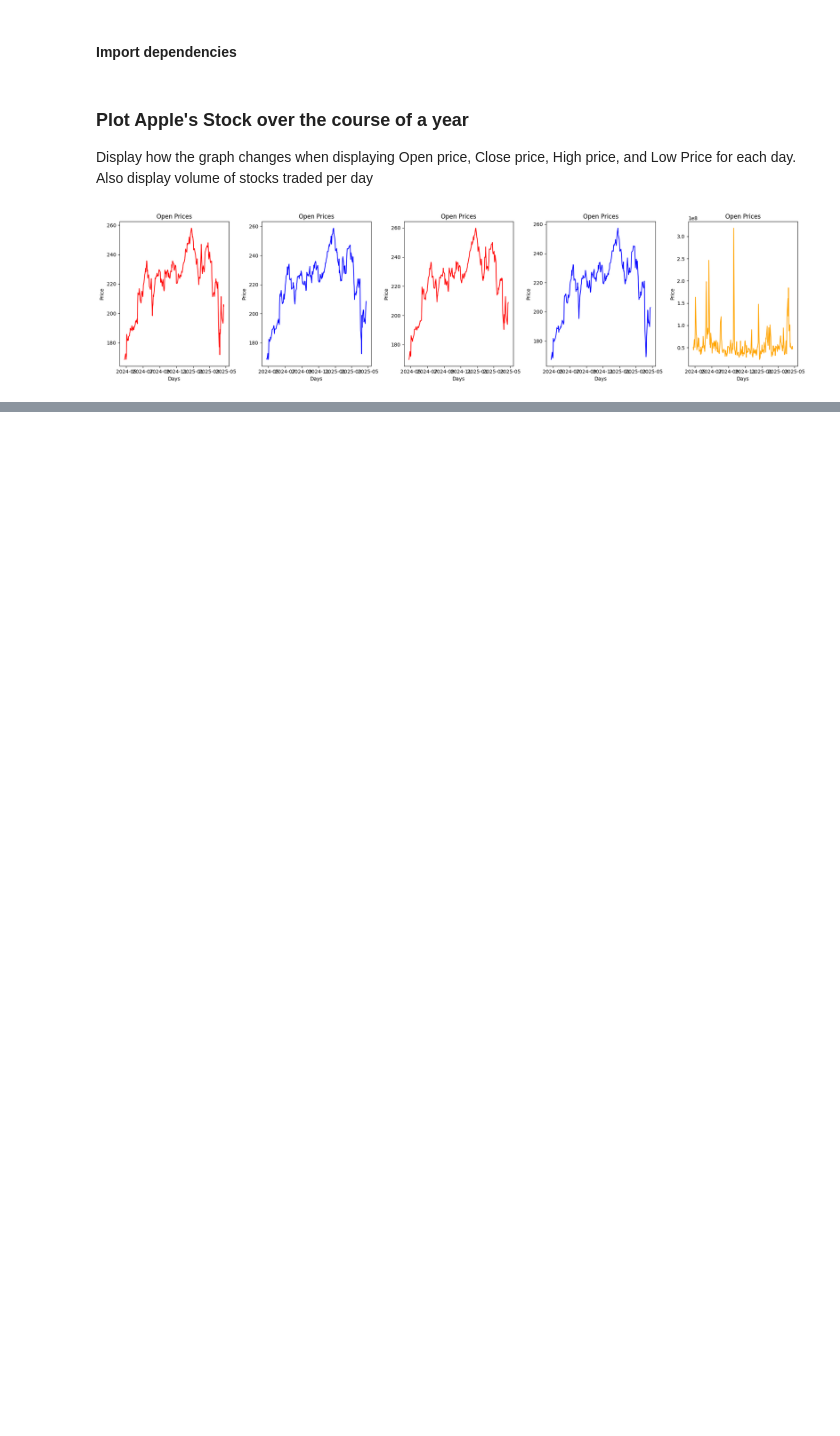
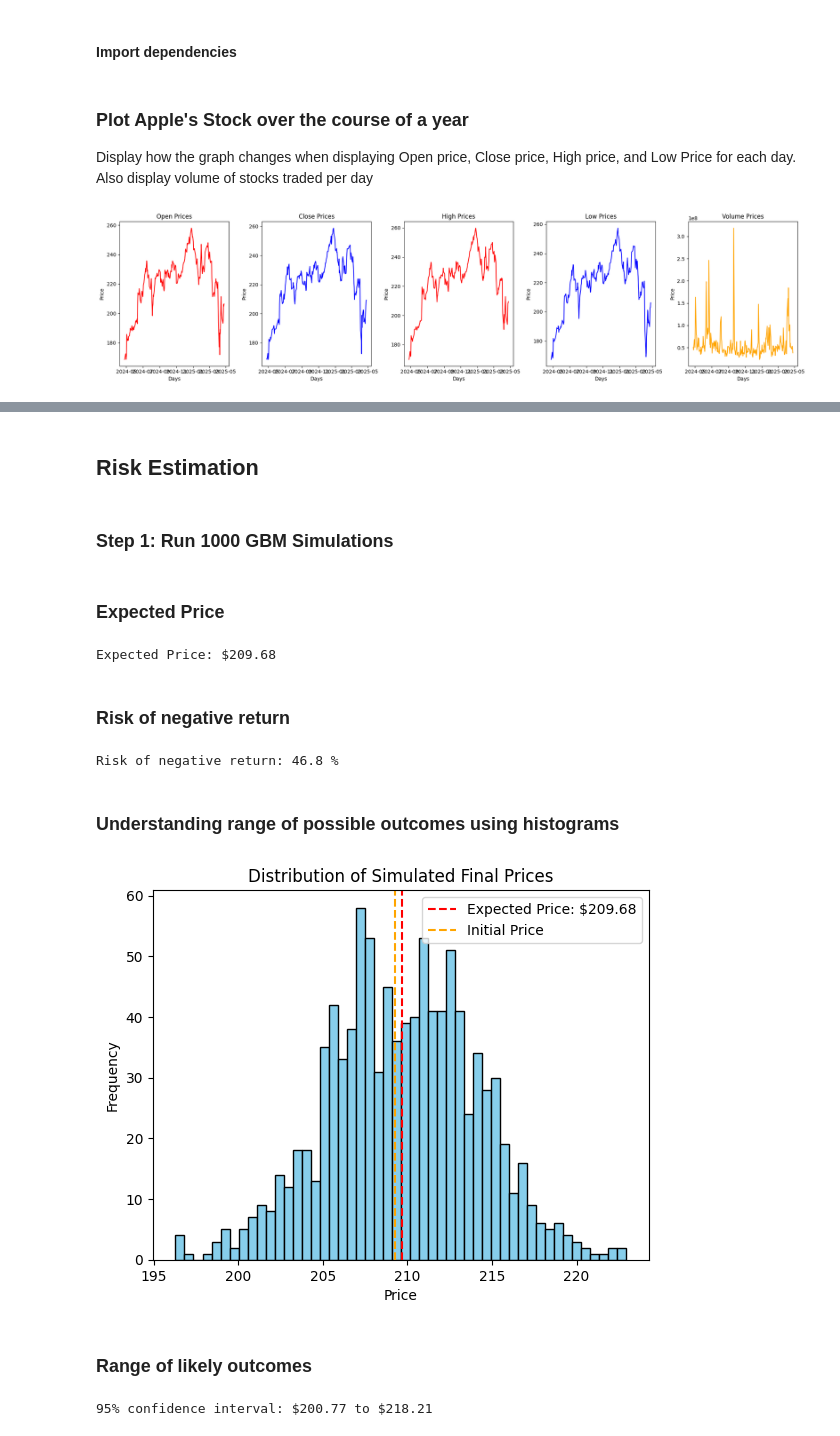
Before and after one commit to AlokenC/Brownian-Motion-Numerical-Analysis, a Jupyter notebook: StockAnalysis.ipynb, the cells around one changed output, grey strips where cells are left out. Cells and saved outputs as stored; diff of their text form; code cells hidden in the pictures; blank space fills up the shorter version.

```diff
--- a/StockAnalysis.ipynb
+++ b/StockAnalysis.ipynb
@@ -93,0 +138,41 @@ plt.show()
+# %% [markdown]
+## Risk Estimation
+# %% [markdown]
+### Step 1: Run 1000 GBM Simulations
+# %%
+paths = simulate_gbm(S0=prices.iloc[-1], mu = mu, sigma = sigma, T=1, N=252, M=1000)
+final_prices = paths[:,-1]
+# %% [markdown]
+### Expected Price
+# %%
+expected_price = final_prices.mean()
+print(f"Expected Price: ${expected_price.round(2)}")
+# %% [output]
+Expected Price: $209.68
+# %% [markdown]
+### Risk of negative return
+# %%
+risk_of_loss = np.mean(final_prices < prices.iloc[-1].item())
+print(f"Risk of negative return: {(risk_of_loss * 100).round(2)} %")
+# %% [output]
+Risk of negative return: 46.8 %
+# %% [markdown]
+### Understanding range of possible outcomes using histograms
+# %%
+plt.hist(final_prices, bins=50, color='skyblue', edgecolor='black')
+plt.axvline(expected_price, color='red', linestyle='--', label=f'Expected Price: ${expected_price:.2f}')
+plt.axvline(prices.iloc[-1].item(), color='orange', linestyle='--', label='Initial Price')
+plt.title("Distribution of Simulated Final Prices")
+plt.xlabel("Price")
+plt.ylabel("Frequency")
+plt.legend()
+plt.show()
+# %% [output]
+[figure, added]
+# %% [markdown]
+### Range of likely outcomes
+# %%
+lower, upper = np.percentile(final_prices, [2.5, 97.5])
+print(f"95% confidence interval: ${lower:.2f} to ${upper:.2f}")
+# %% [output]
+95% confidence interval: $200.77 to $218.21
```
Also changed, not shown: parts of 19 cells of this notebook.
